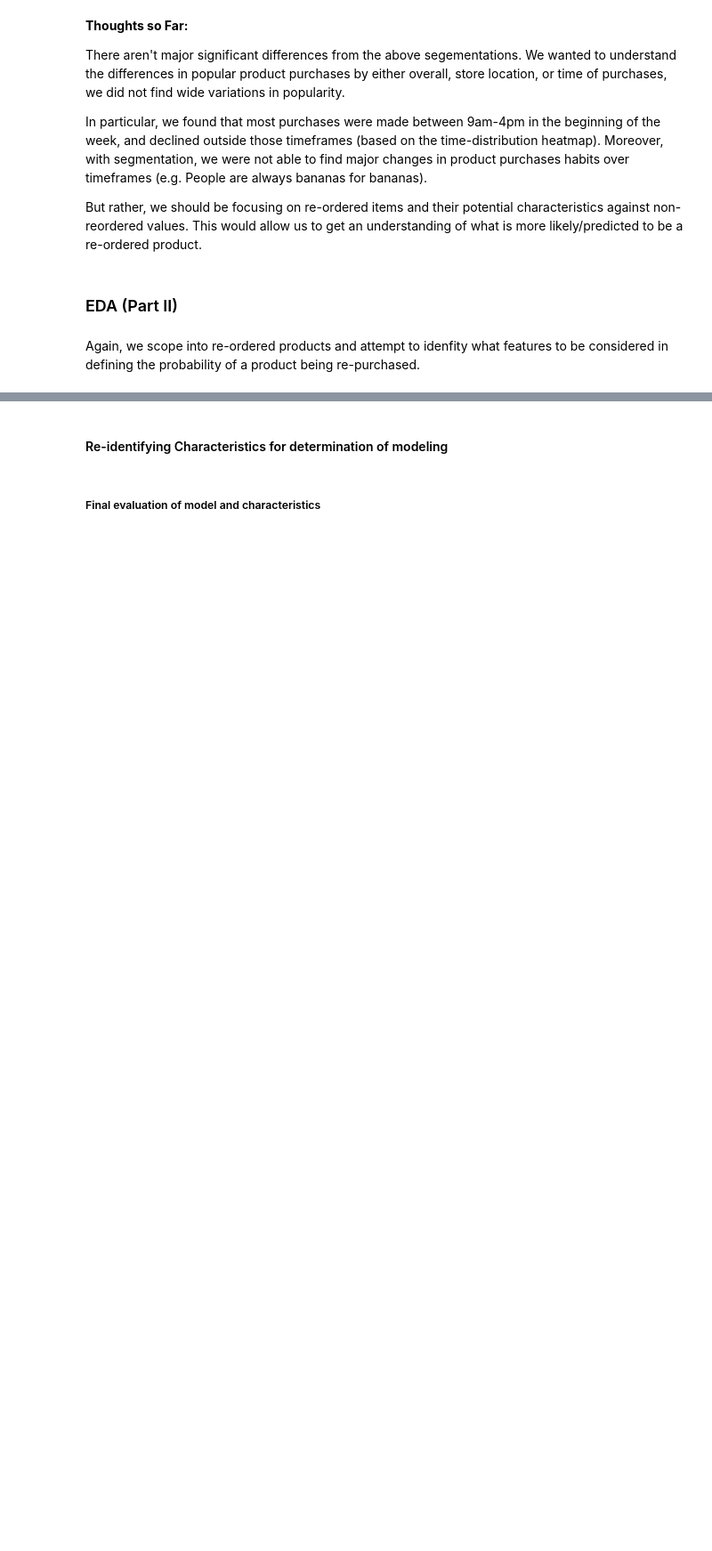
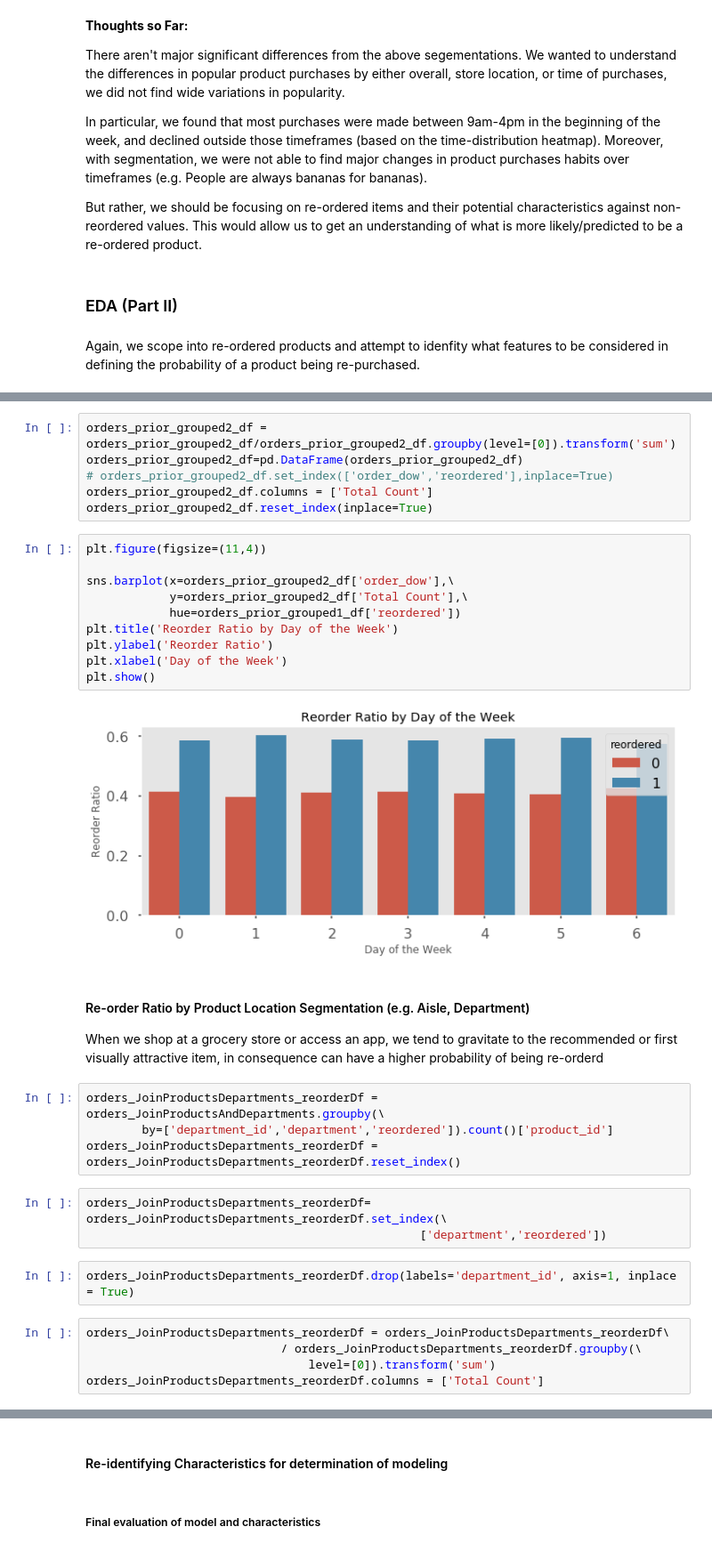
Before and after one commit to CloudChaoszero/Instacart-Product-AnalysisAndInference, a Jupyter notebook: Analytics/Instacart-Data-Analytics.ipynb, the cells around one changed output, grey strips where cells are left out. Shown at 89% size. Saved outputs shown, nothing was run; the diff lists cells and outputs as text; blank space fills up the shorter version.

```diff
--- a/Analytics/Instacart-Data-Analytics.ipynb
+++ b/Analytics/Instacart-Data-Analytics.ipynb
@@ -576,0 +467,36 @@ Time of day?
+# %%
+orders_prior_grouped2_df = orders_prior_grouped2_df/orders_prior_grouped2_df.groupby(level=[0]).transform('sum')
+orders_prior_grouped2_df=pd.DataFrame(orders_prior_grouped2_df)
+# orders_prior_grouped2_df.set_index(['order_dow','reordered'],inplace=True)
+orders_prior_grouped2_df.columns = ['Total Count']
+orders_prior_grouped2_df.reset_index(inplace=True)
+# %%
+plt.figure(figsize=(11,4))
+
+sns.barplot(x=orders_prior_grouped2_df['order_dow'],\
+            y=orders_prior_grouped2_df['Total Count'],\
+            hue=orders_prior_grouped1_df['reordered'])
+plt.title('Reorder Ratio by Day of the Week')
+plt.ylabel('Reorder Ratio')
+plt.xlabel('Day of the Week')
+plt.show()
+# %% [output]
+[figure, added]
+# %% [markdown]
+#### Re-order Ratio by Product Location Segmentation (e.g. Aisle, Department)
+
+When we shop at a grocery store or access an app, we tend to gravitate to the recommended or first visually attractive item, in consequence can have a higher probability of being re-orderd
+# %%
+orders_JoinProductsDepartments_reorderDf = orders_JoinProductsAndDepartments.groupby(\
+        by=['department_id','department','reordered']).count()['product_id']
+orders_JoinProductsDepartments_reorderDf = orders_JoinProductsDepartments_reorderDf.reset_index()
+# %%
+orders_JoinProductsDepartments_reorderDf= orders_JoinProductsDepartments_reorderDf.set_index(\
+                                                ['department','reordered'])
+# %%
+orders_JoinProductsDepartments_reorderDf.drop(labels='department_id', axis=1, inplace = True)
+# %%
+orders_JoinProductsDepartments_reorderDf = orders_JoinProductsDepartments_reorderDf\
+                            / orders_JoinProductsDepartments_reorderDf.groupby(\
+                                level=[0]).transform('sum')
+orders_JoinProductsDepartments_reorderDf.columns = ['Total Count']
```
Also changed, not shown: parts of 53 cells of this notebook.
